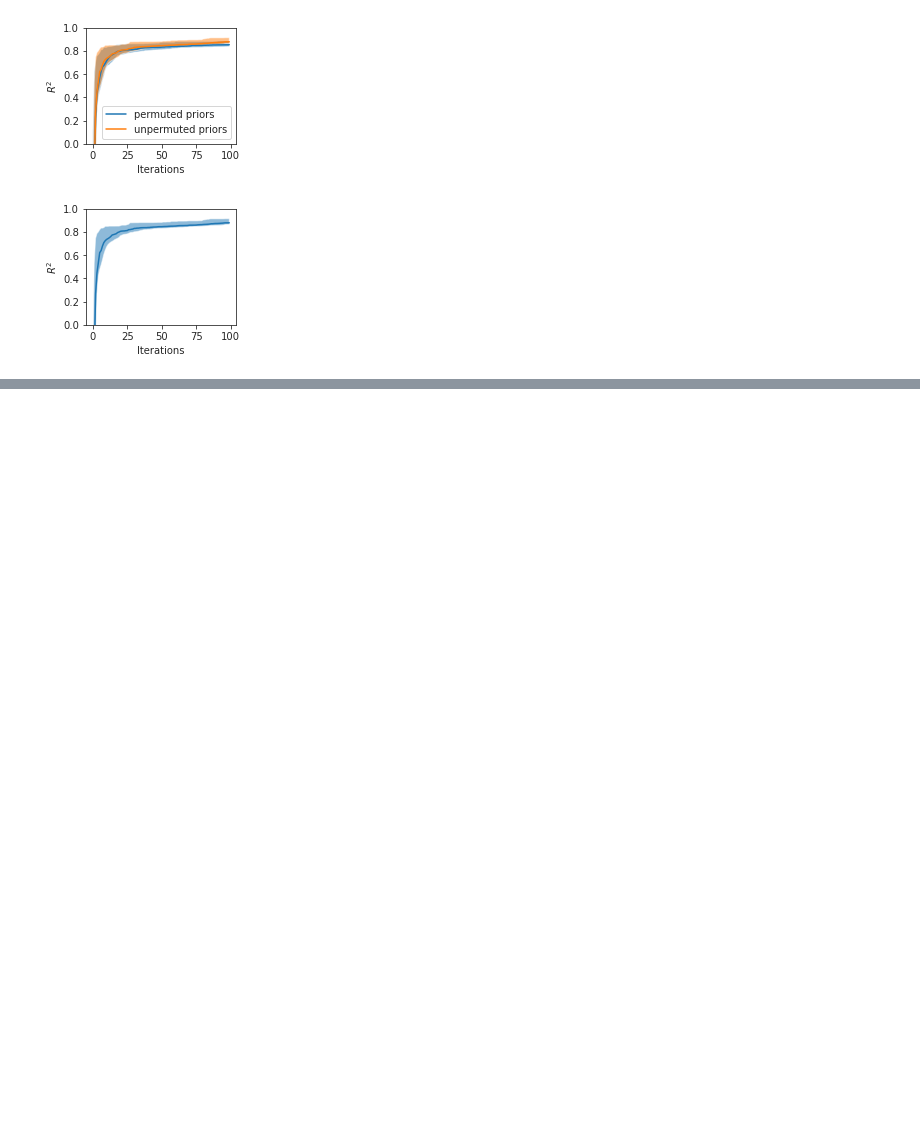
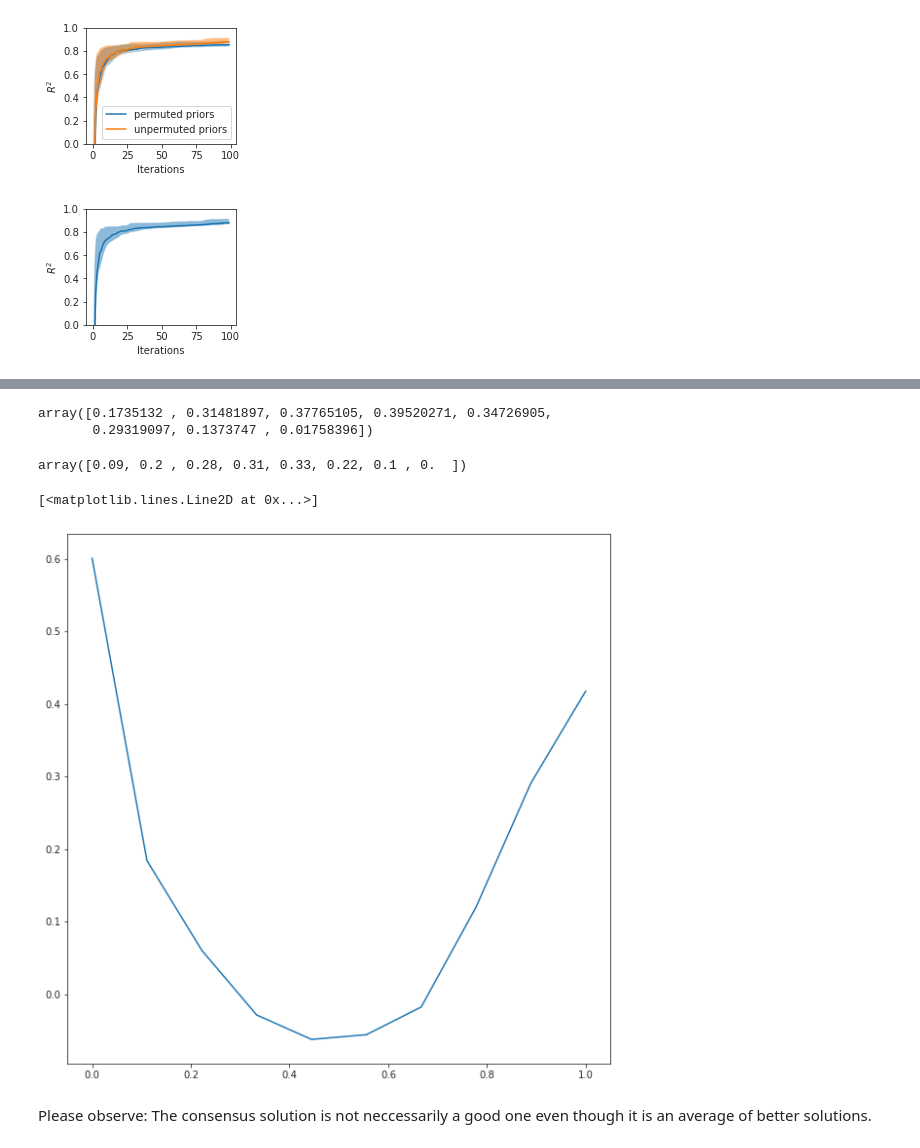
Before and after one commit to vetleser/BayesianGEM, a Jupyter notebook: code/visualization_permuted.ipynb, the cells around one changed output, grey strips where cells are left out. Cells and saved outputs as stored; diff of their text form; code cells hidden in the pictures; blank space fills up the shorter version.

Commit message:
Experimented with result of concensus model interpolation

```diff
--- a/code/visualization_permuted.ipynb
+++ b/code/visualization_permuted.ipynb
@@ -572,0 +575,4 @@ plot_convergence(reference_model, maxiter=100)
+# %%
+interpolation_res = pickle.load(open('../results/interpolation_results.pkl','rb'))
+# %%
+example_data = interpolation_res['results'][0]
@@ -572,0 +593,21 @@ plot_convergence(reference_model, maxiter=100)
+# %%
+example_data.simulated_data[0]['rae']
+# %% [output]
+array([0.1735132 , 0.31481897, 0.37765105, 0.39520271, 0.34726905,
+       0.29319097, 0.1373747 , 0.01758396])
+# %%
+Yobs['rae']
+# %% [output]
+array([0.09, 0.2 , 0.28, 0.31, 0.33, 0.22, 0.1 , 0.  ])
+# %%
+x= example_data['ratio']
+# %%
+y=-example_data['distances']
+# %%
+plt.figure(figsize=(10,10))
+plt.plot(x,y)
+# %% [output]
+[<matplotlib.lines.Line2D at 0x...>]
+[figure, added]
+# %% [markdown]
+Please observe: The consensus solution is not neccessarily a good one even though it is an average of better solutions.
```
Also changed, not shown: parts of 2 cells of this notebook.
